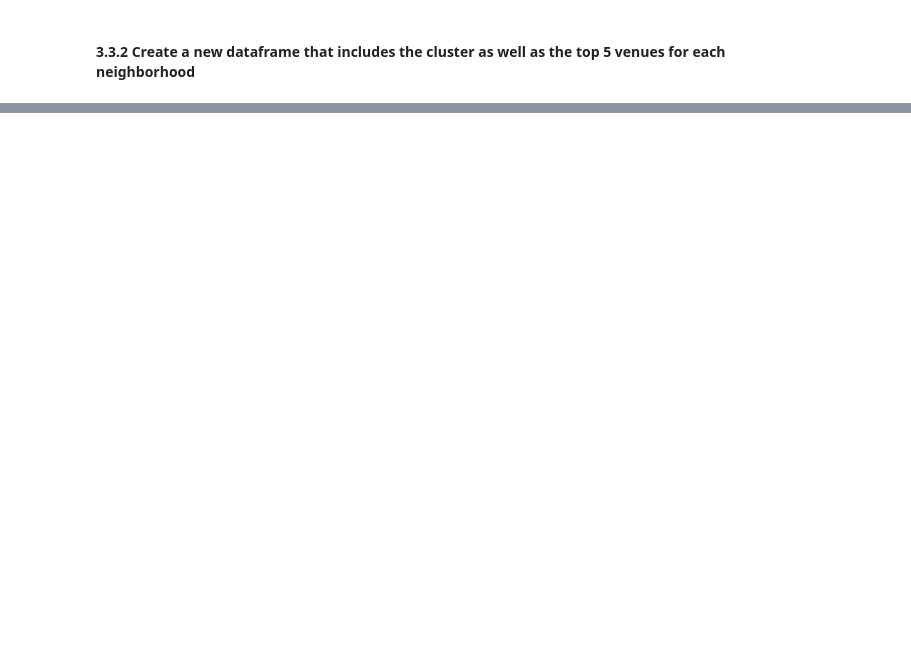
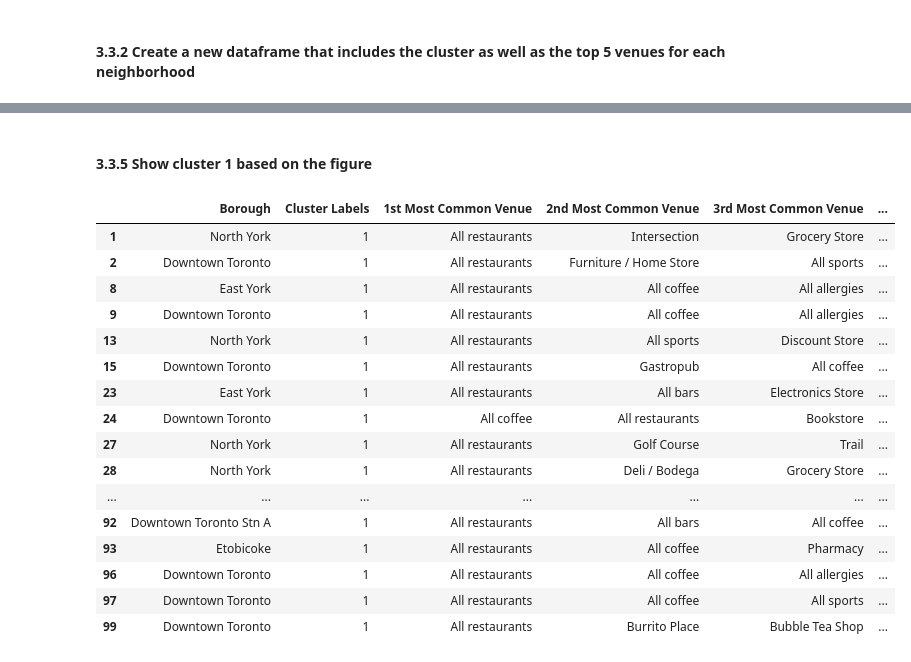
Before and after one commit to davidchen127/Coursera_Capstone, a Jupyter notebook: Final project - Find a new living area.ipynb, the cells around one changed output, grey strips where cells are left out. Cells and saved outputs as stored; diff of their text form; code cells hidden in the pictures; blank space fills up the shorter version.

```diff
--- a/Final project - Find a new living area.ipynb
+++ b/Final project - Find a new living area.ipynb
@@ -281,11 +271,11 @@ neighborhoods_venues_sorted.head()
 #### 3.3.1 Use K-means clustering
 # %%
 # set number of clusters
-clusters = 5
+kclusters = 5
 toronto_grouped_clustering = toronto_grouped.drop('Neighborhood', 1)
 
 # run k-means clustering
 kmeans = KMeans(n_clusters=kclusters, random_state=6).fit(toronto_grouped_clustering)
 
 # check cluster labels generated for each row in the dataframe
-kmeans.labels_[0:10]
+kmeans.labels_[0:50]
@@ -298,7 +292,7 @@ if 'Cluster Labels' in neighborhoods_venues_sorted.columns:
 
 neighborhoods_venues_sorted.insert(0, 'Cluster Labels', kmeans.labels_)
 
-toronto_merged = df
+toronto_merged = toronto_data
 
 # merge toronto_grouped with df to add latitude/longitude for each neighborhood
 toronto_merged = toronto_merged.join(neighborhoods_venues_sorted.set_index('Neighborhood'), on='Neighborhood')
@@ -317,0 +347,22 @@ longitude = location.longitude
+# %% [markdown]
+#### 3.3.5 Show cluster 1 based on the figure
+# %%
+toronto_merged.loc[toronto_merged['Cluster Labels'] == 1, toronto_merged.columns[[1] + list(range(5, toronto_merged.shape[1]))]]
+# %% [output]
+|  | Borough | Cluster Labels | 1st Most Common Venue | 2nd Most Common Venue | 3rd Most Common Venue | ... |
+| 1 | North York | 1 | All restaurants | Intersection | Grocery Store | ... |
+| 2 | Downtown Toronto | 1 | All restaurants | Furniture / Home Store | All sports | ... |
+| 8 | East York | 1 | All restaurants | All coffee | All allergies | ... |
+| 9 | Downtown Toronto | 1 | All restaurants | All coffee | All allergies | ... |
+| 13 | North York | 1 | All restaurants | All sports | Discount Store | ... |
+| 15 | Downtown Toronto | 1 | All restaurants | Gastropub | All coffee | ... |
+| 23 | East York | 1 | All restaurants | All bars | Electronics Store | ... |
+| 24 | Downtown Toronto | 1 | All coffee | All restaurants | Bookstore | ... |
+| 27 | North York | 1 | All restaurants | Golf Course | Trail | ... |
+| 28 | North York | 1 | All restaurants | Deli / Bodega | Grocery Store | ... |
+| ... | ... | ... | ... | ... | ... | ... |
+| 92 | Downtown Toronto Stn A | 1 | All restaurants | All bars | All coffee | ... |
+| 93 | Etobicoke | 1 | All restaurants | All coffee | Pharmacy | ... |
+| 96 | Downtown Toronto | 1 | All restaurants | All coffee | All allergies | ... |
+| 97 | Downtown Toronto | 1 | All restaurants | All coffee | All sports | ... |
+| 99 | Downtown Toronto | 1 | All restaurants | Burrito Place | Bubble Tea Shop | ... |
```
Also changed, not shown: parts of 12 cells of this notebook.
